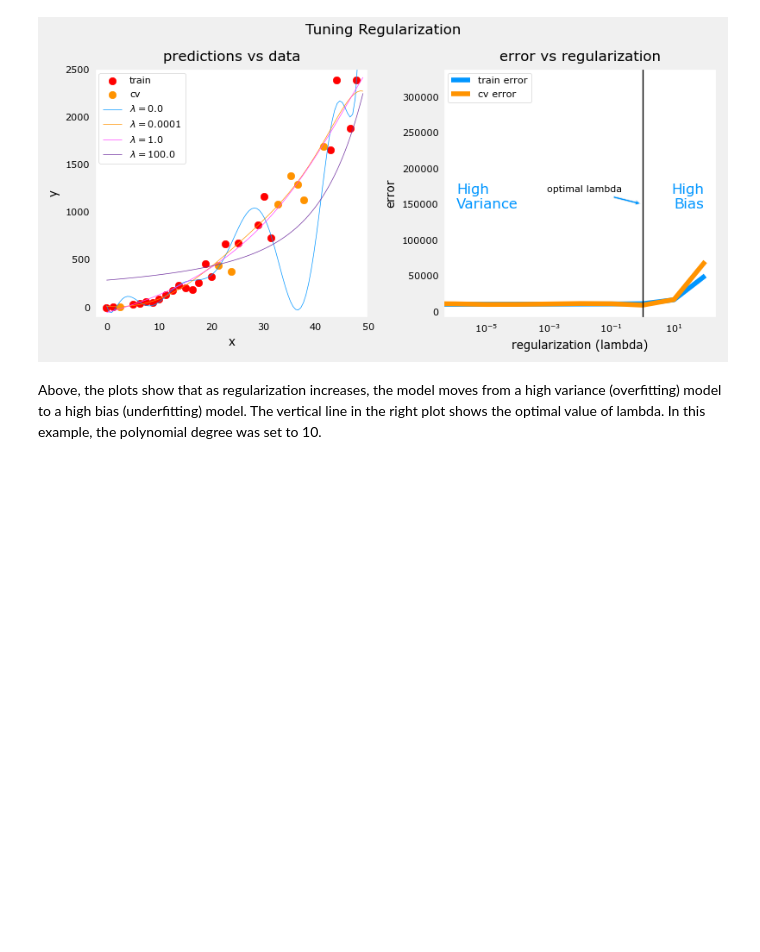
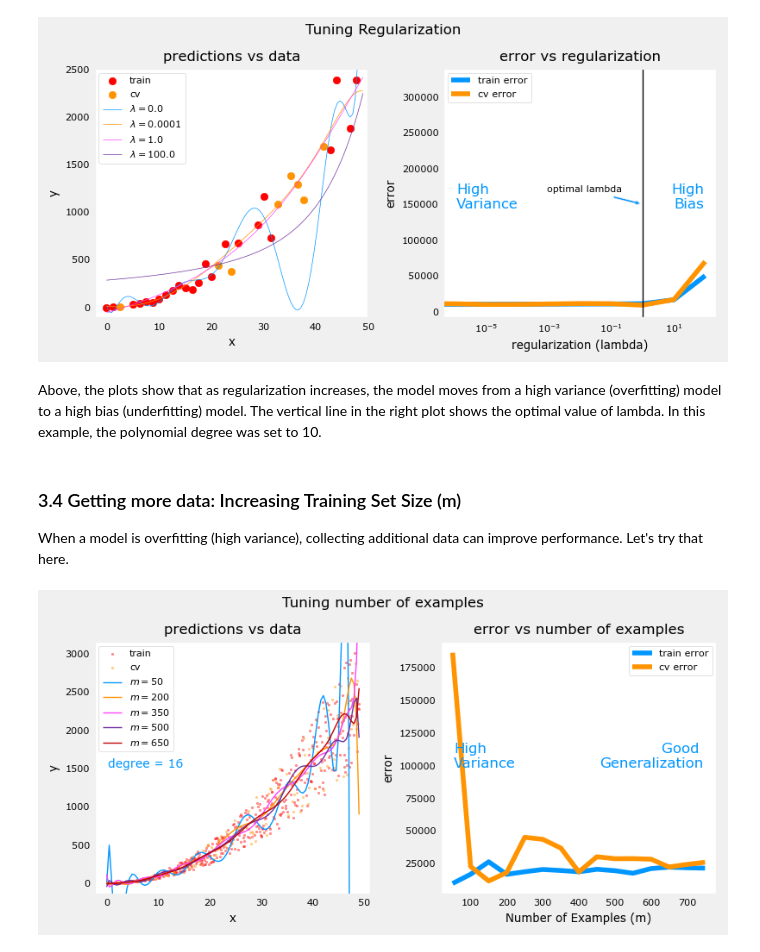
Before and after one commit to fatihkaratay/C2_W3_Assignment, a Jupyter notebook: my_sol.ipynb, the cells around one changed output. Drawn from its saved outputs; the diff is of its cells as text; code cells hidden in the pictures; blank space fills up the shorter version.

```diff
--- a/my_sol.ipynb
+++ b/my_sol.ipynb
@@ -313,3 +313,12 @@ plt_tune_regularization(X_train, y_train, X_cv, y_cv, x, y_pred, err_train, err_
 [figure]
 # %% [markdown]
 Above, the plots show that as regularization increases, the model moves from a high variance (overfitting) model to a high bias (underfitting) model. The vertical line in the right plot shows the optimal value of lambda. In this example, the polynomial degree was set to 10.
+# %% [markdown]
+<a name="3.4"></a>
+### 3.4 Getting more data: Increasing Training Set Size (m)
+When a model is overfitting (high variance), collecting additional data can improve performance. Let's try that here.
+# %%
+X_train, y_train, X_cv, y_cv, x, y_pred, err_train, err_cv, m_range,degree = tune_m()
+plt_tune_m(X_train, y_train, X_cv, y_cv, x, y_pred, err_train, err_cv, m_range, degree)
+# %% [output]
+[figure, added]
```
Also changed, not shown: parts of 3 cells of this notebook.
